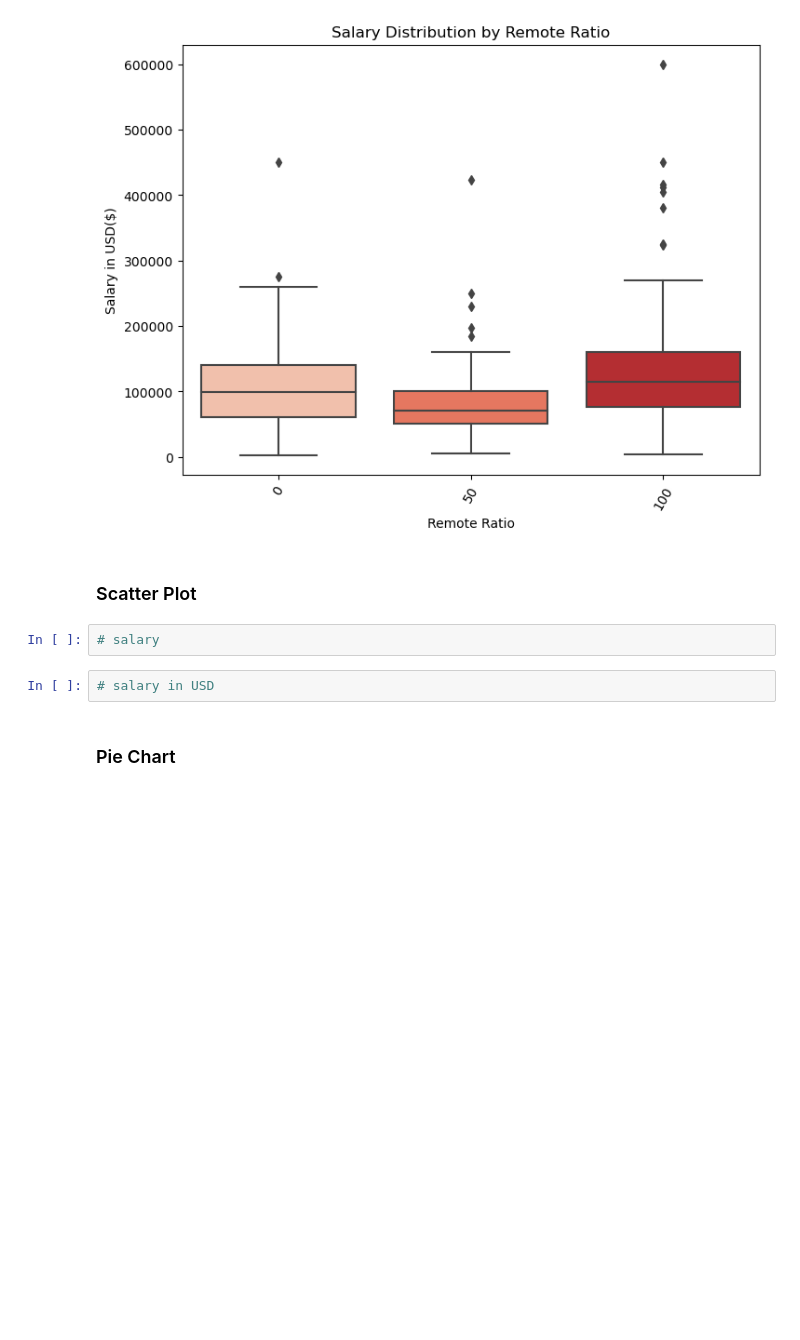
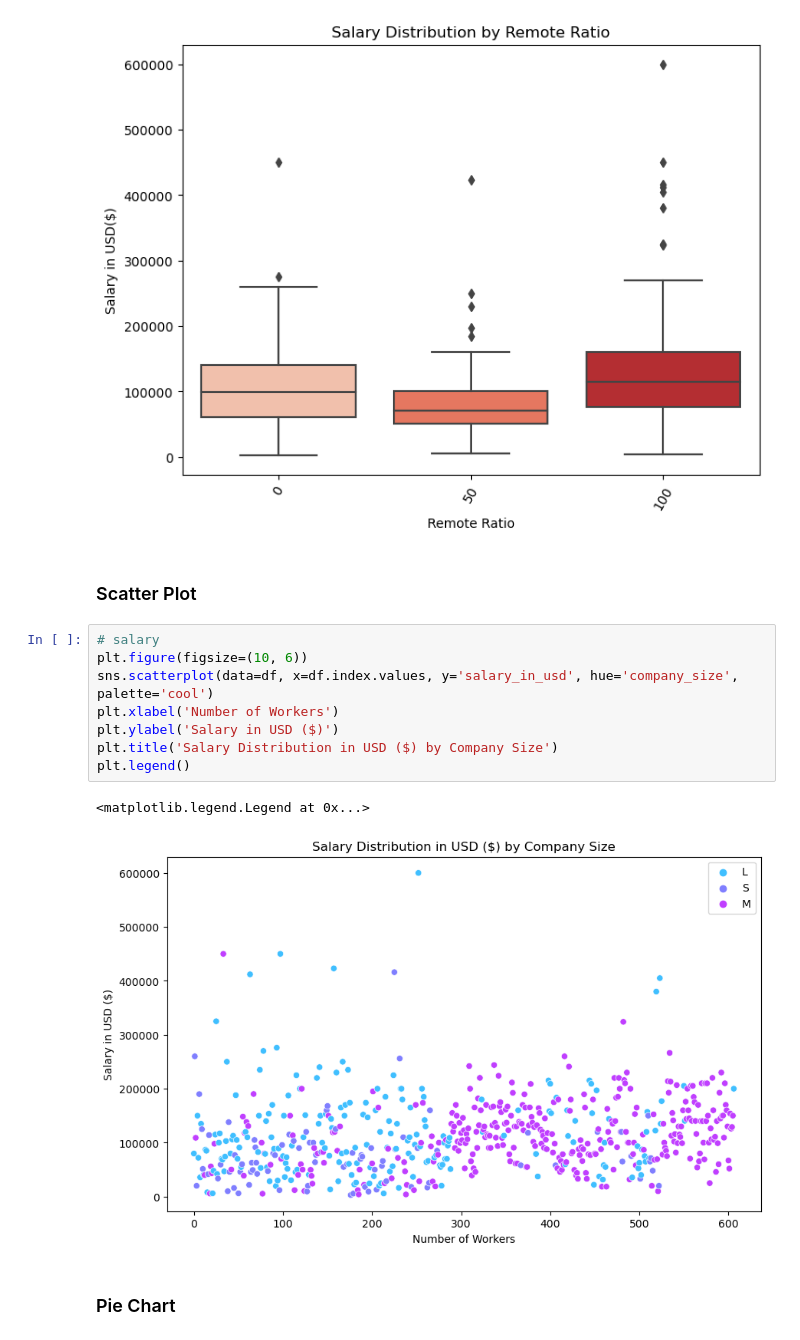
Before and after one commit to KimKarydas/Data-Science-Job-Salaries, a Jupyter notebook: Data_Science_Salaries.ipynb, the cells around one changed output. Saved outputs shown, nothing was run; the diff lists cells and outputs as text; blank space fills up the shorter version.

Commit message:
added other plots / blocked on map

```diff
--- a/Data_Science_Salaries.ipynb
+++ b/Data_Science_Salaries.ipynb
@@ -470,10 +472,17 @@ plt.xticks(rotation=60)
 [figure]
 # %% [markdown]
 ### Scatter Plot
-# %%
-# salary
-# %%
-# salary in USD
+# %%
+# salary
+plt.figure(figsize=(10, 6))
+sns.scatterplot(data=df, x=df.index.values, y='salary_in_usd', hue='company_size', palette='cool')
+plt.xlabel('Number of Workers')
+plt.ylabel('Salary in USD ($)')
+plt.title('Salary Distribution in USD ($) by Company Size')
+plt.legend()
+# %% [output]
+<matplotlib.legend.Legend at 0x...>
+[figure, added]
 # %% [markdown]
 ### Pie Chart
 # %%
```
Also changed, not shown: parts of 6 cells of this notebook.
